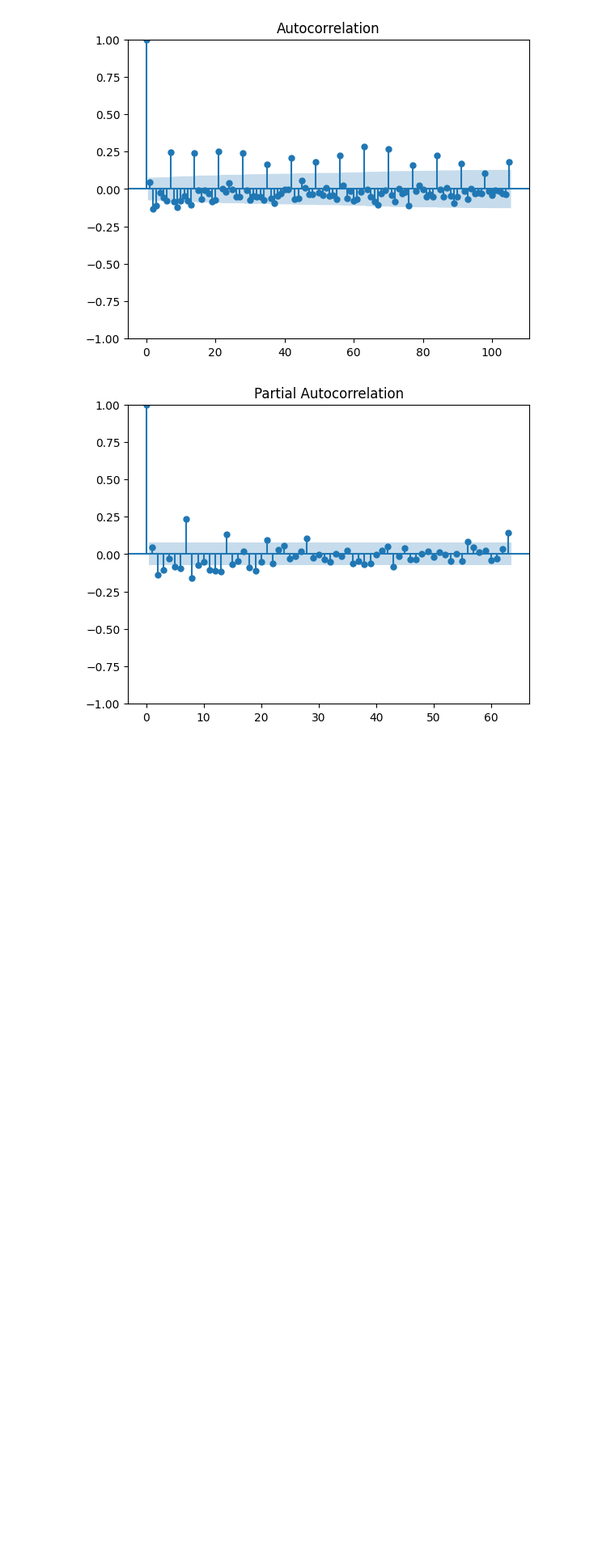
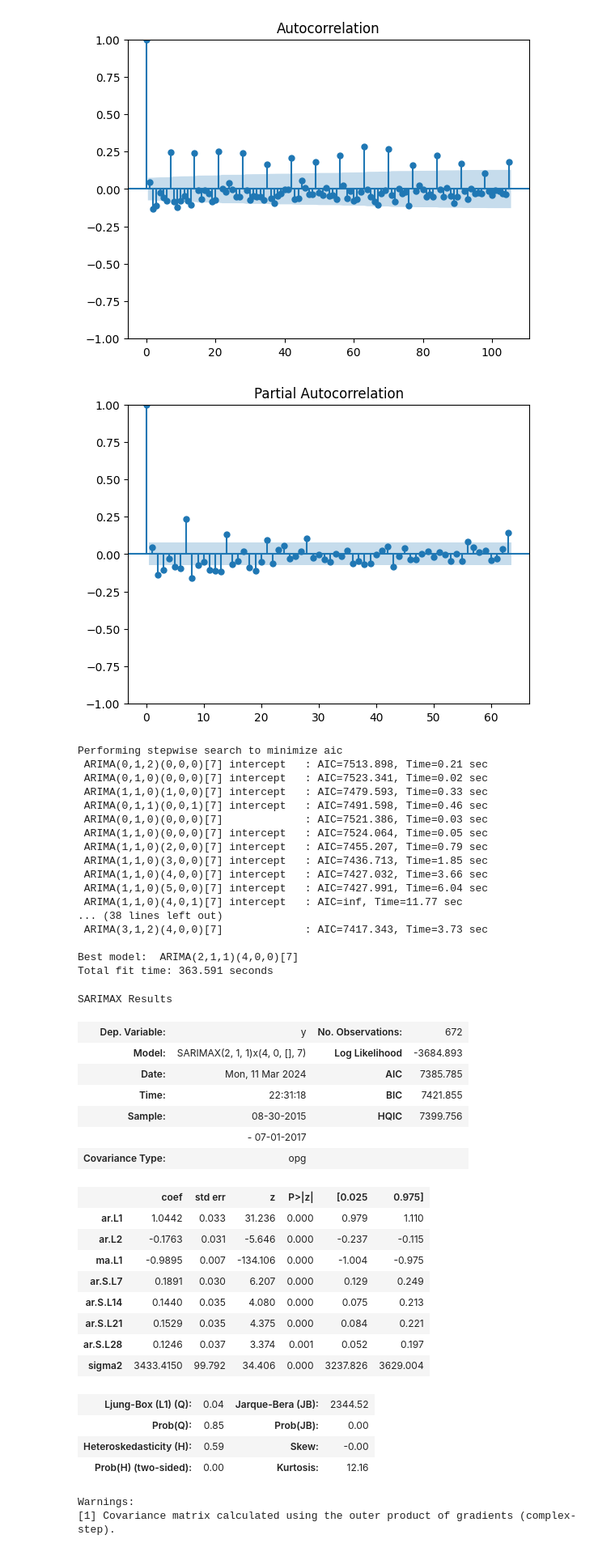
Before and after one commit to Matija-Kukic/lumen, a Jupyter notebook: models/ARIMA/Total_process.ipynb, the cells around one changed output. Shown at 81% size. Saved outputs shown, nothing was run; the diff lists cells and outputs as text; code cells hidden in the pictures; blank space fills up the shorter version.

```diff
--- a/models/ARIMA/Total_process.ipynb
+++ b/models/ARIMA/Total_process.ipynb
@@ -211,4 +212,48 @@ plot_pacf(train_diff["broj_gostiju"], lags=63)
 [figure]
 [figure]
 [figure]
+# %%
+model = auto_arima(train['broj_gostiju'], seasonal = True, trace = True, approx = False, m = 7, stacionary = False, start_P = 0, max_P = 15, start_Q = 0, max_Q = 15, start_p = 0, max_p = 15, max_q = 15 )
+model.summary()
+# %% [output]
+Performing stepwise search to minimize aic
+ ARIMA(0,1,2)(0,0,0)[7] intercept   : AIC=7513.898, Time=0.21 sec
+ ARIMA(0,1,0)(0,0,0)[7] intercept   : AIC=7523.341, Time=0.02 sec
+ ARIMA(1,1,0)(1,0,0)[7] intercept   : AIC=7479.593, Time=0.33 sec
+ ARIMA(0,1,1)(0,0,1)[7] intercept   : AIC=7491.598, Time=0.46 sec
+ ARIMA(0,1,0)(0,0,0)[7]             : AIC=7521.386, Time=0.03 sec
+ ARIMA(1,1,0)(0,0,0)[7] intercept   : AIC=7524.064, Time=0.05 sec
+ ARIMA(1,1,0)(2,0,0)[7] intercept   : AIC=7455.207, Time=0.79 sec
+ ARIMA(1,1,0)(3,0,0)[7] intercept   : AIC=7436.713, Time=1.85 sec
+ ARIMA(1,1,0)(4,0,0)[7] intercept   : AIC=7427.032, Time=3.66 sec
+ ARIMA(1,1,0)(5,0,0)[7] intercept   : AIC=7427.991, Time=6.04 sec
+ ARIMA(1,1,0)(4,0,1)[7] intercept   : AIC=inf, Time=11.77 sec
+... (38 lines left out)
+ ARIMA(3,1,2)(4,0,0)[7]             : AIC=7417.343, Time=3.73 sec
+
+Best model:  ARIMA(2,1,1)(4,0,0)[7]
+Total fit time: 363.591 seconds
+SARIMAX Results
+| Dep. Variable: | y | No. Observations: | 672 |
+| Model: | SARIMAX(2, 1, 1)x(4, 0, [], 7) | Log Likelihood | -3684.893 |
+| Date: | Mon, 11 Mar 2024 | AIC | 7385.785 |
+| Time: | 22:31:18 | BIC | 7421.855 |
+| Sample: | 08-30-2015 | HQIC | 7399.756 |
+|  | - 07-01-2017 |  |  |
+| Covariance Type: | opg |  |  |
+|  | coef | std err | z | P>|z| | [0.025 | 0.975] |
+| ar.L1 | 1.0442 | 0.033 | 31.236 | 0.000 | 0.979 | 1.110 |
+| ar.L2 | -0.1763 | 0.031 | -5.646 | 0.000 | -0.237 | -0.115 |
+| ma.L1 | -0.9895 | 0.007 | -134.106 | 0.000 | -1.004 | -0.975 |
+| ar.S.L7 | 0.1891 | 0.030 | 6.207 | 0.000 | 0.129 | 0.249 |
+| ar.S.L14 | 0.1440 | 0.035 | 4.080 | 0.000 | 0.075 | 0.213 |
+| ar.S.L21 | 0.1529 | 0.035 | 4.375 | 0.000 | 0.084 | 0.221 |
+| ar.S.L28 | 0.1246 | 0.037 | 3.374 | 0.001 | 0.052 | 0.197 |
+| sigma2 | 3433.4150 | 99.792 | 34.406 | 0.000 | 3237.826 | 3629.004 |
+| Ljung-Box (L1) (Q): | 0.04 | Jarque-Bera (JB): | 2344.52 |
+| Prob(Q): | 0.85 | Prob(JB): | 0.00 |
+| Heteroskedasticity (H): | 0.59 | Skew: | -0.00 |
+| Prob(H) (two-sided): | 0.00 | Kurtosis: | 12.16 |
+Warnings:
+[1] Covariance matrix calculated using the outer product of gradients (complex-step).
 # %%
```
Also changed, not shown: parts of 7 cells of this notebook, 3 other files.
